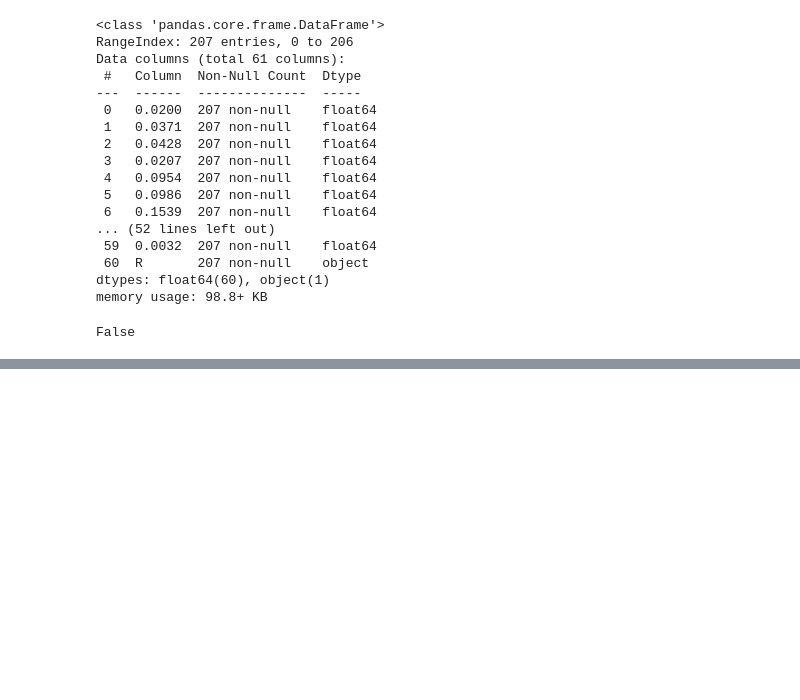
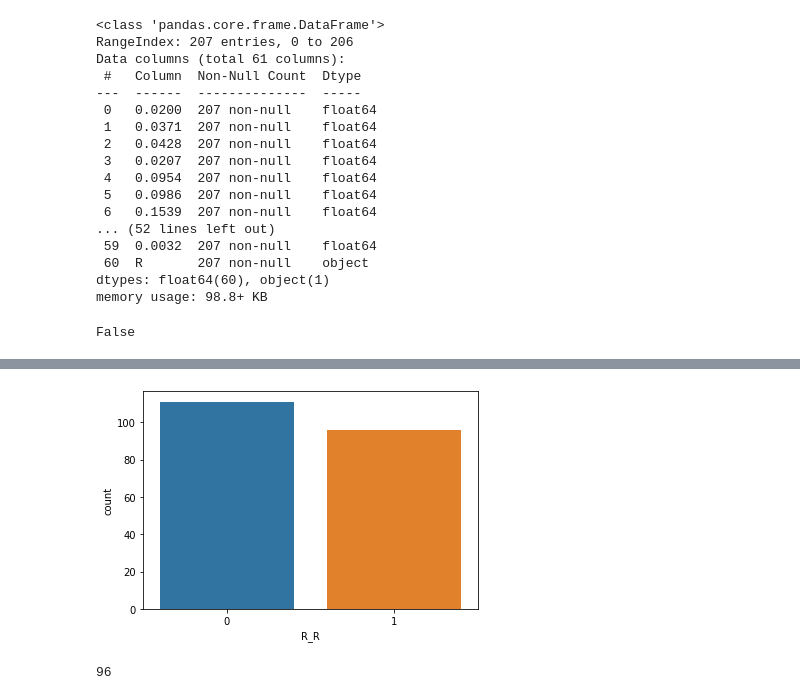
Before and after one commit to atul10121/cpa, a Jupyter notebook: Untitled7.ipynb, the cells around one changed output, grey strips where cells are left out. Cells and saved outputs as stored; diff of their text form; code cells hidden in the pictures; blank space fills up the shorter version.

Commit message:
not creating balance data set as there is not much diff

```diff
--- a/Untitled7.ipynb
+++ b/Untitled7.ipynb
@@ -104,0 +97,12 @@ x_train, x_test, y_train, y_test = train_test_split(df1, targets, test_size=0.1,
+# %%
+sns.countplot(targets)
+plt.show()
+# %% [output]
+[figure, added]
+# %%
+# by above graph an total sum i come to know that there is not much dif so i am not blancing the data set
+
+Rock = int(np.sum(targets))
+Rock
+# %% [output]
+96
```
Also changed, not shown: parts of 10 cells of this notebook.
